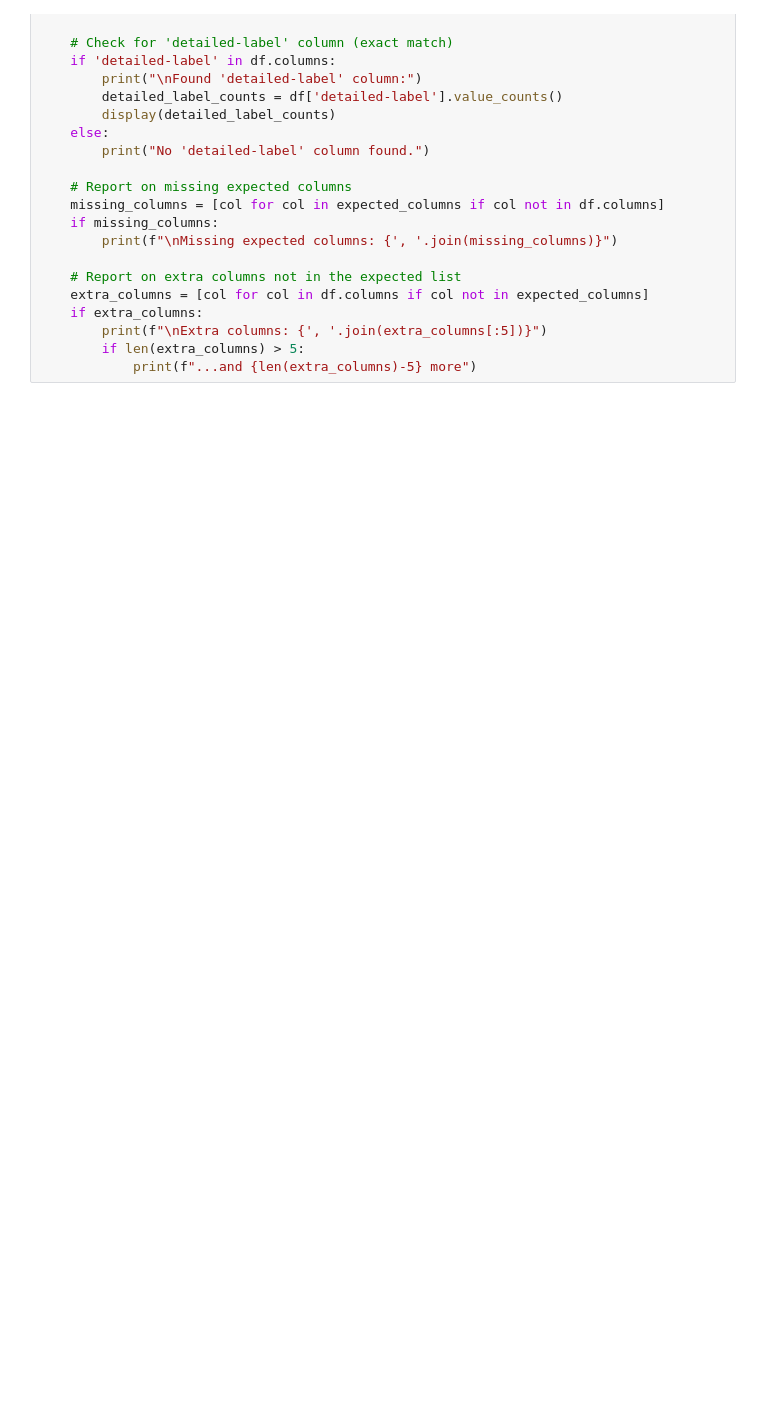
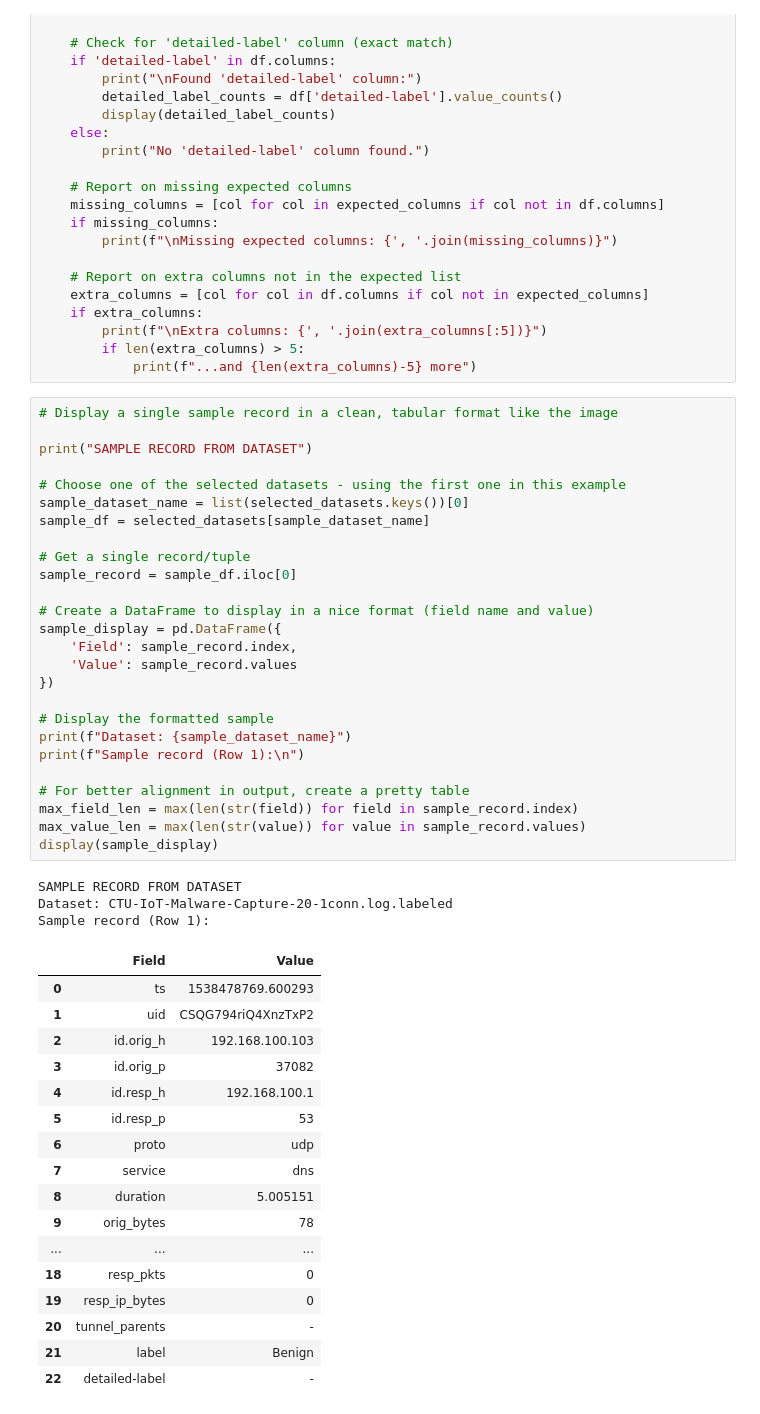
Before and after one commit to Sanduni-Gamage/ML-Project, a Jupyter notebook: project.ipynb, the cells around one changed output. Saved outputs shown, nothing was run; the diff lists cells and outputs as text; blank space fills up the shorter version.

```diff
--- a/project.ipynb
+++ b/project.ipynb
@@ -572,3 +572,50 @@ for name, df in selected_datasets.items():
         print(f"\nExtra columns: {', '.join(extra_columns[:5])}")
         if len(extra_columns) > 5:
             print(f"...and {len(extra_columns)-5} more")
+# %%
+# Display a single sample record in a clean, tabular format like the image
+
+print("SAMPLE RECORD FROM DATASET")
+
+# Choose one of the selected datasets - using the first one in this example
+sample_dataset_name = list(selected_datasets.keys())[0]
+sample_df = selected_datasets[sample_dataset_name]
+
+# Get a single record/tuple
+sample_record = sample_df.iloc[0]
+
+# Create a DataFrame to display in a nice format (field name and value)
+sample_display = pd.DataFrame({
+    'Field': sample_record.index,
+    'Value': sample_record.values
+})
+
+# Display the formatted sample
+print(f"Dataset: {sample_dataset_name}")
+print(f"Sample record (Row 1):\n")
+
+# For better alignment in output, create a pretty table
+max_field_len = max(len(str(field)) for field in sample_record.index)
+max_value_len = max(len(str(value)) for value in sample_record.values)
+display(sample_display)
+# %% [output]
+SAMPLE RECORD FROM DATASET
+Dataset: CTU-IoT-Malware-Capture-20-1conn.log.labeled
+Sample record (Row 1):
+|  | Field | Value |
+| 0 | ts | 1538478769.600293 |
+| 1 | uid | CSQG794riQ4XnzTxP2 |
+| 2 | id.orig_h | 192.168.100.103 |
+| 3 | id.orig_p | 37082 |
+| 4 | id.resp_h | 192.168.100.1 |
+| 5 | id.resp_p | 53 |
+| 6 | proto | udp |
+| 7 | service | dns |
+| 8 | duration | 5.005151 |
+| 9 | orig_bytes | 78 |
+| ... | ... | ... |
+| 18 | resp_pkts | 0 |
+| 19 | resp_ip_bytes | 0 |
+| 20 | tunnel_parents | - |
+| 21 | label | Benign |
+| 22 | detailed-label | - |
```
Also changed, not shown: parts of 4 cells of this notebook.
